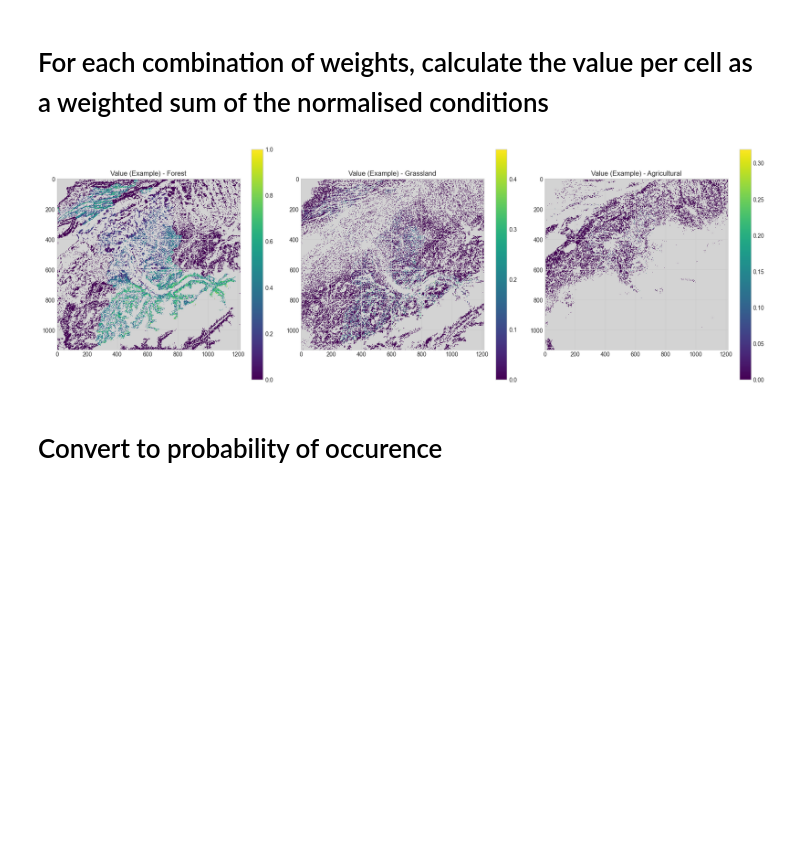
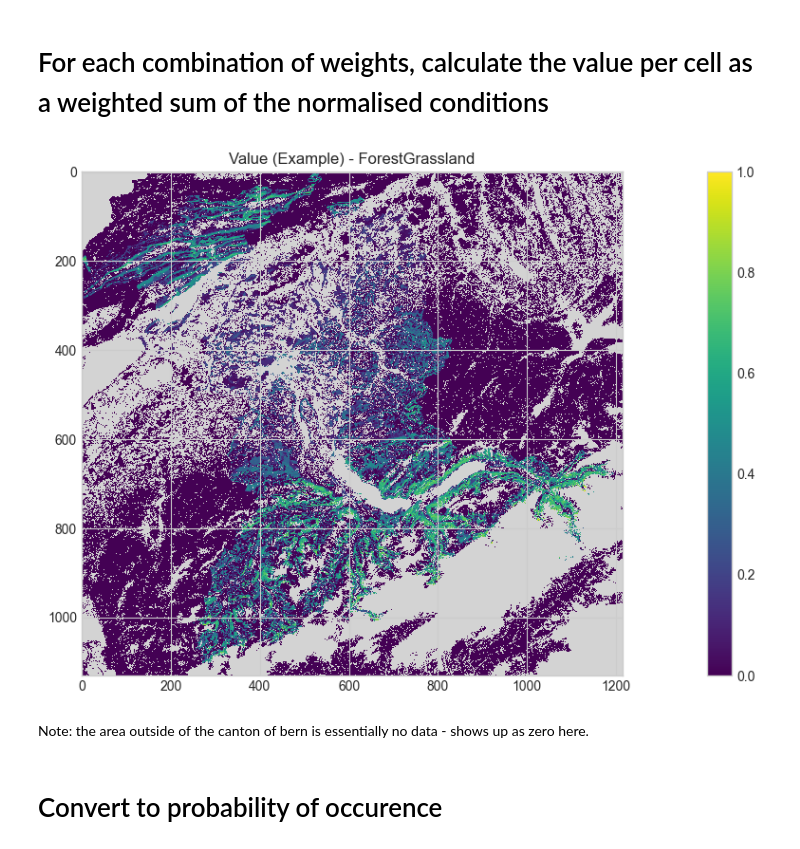
Before and after one commit to isabelntho/rest_prio, a Jupyter notebook: weighted_sum_solutions.ipynb, the cells around one changed output. Saved outputs shown, nothing was run; the diff lists cells and outputs as text; code cells hidden in the pictures; blank space fills up the shorter version.

```diff
--- a/weighted_sum_solutions.ipynb
+++ b/weighted_sum_solutions.ipynb
@@ -117,43 +117,48 @@ print(weights)
 # %%
 # Define ecosystem types and their LULC codes
 ecosystem_types = {
-    'Forest': [12, 13],
-    'Grassland': [16, 17],
-    'Agricultural': [15]
+   # 'Forest': [12, 13],
+   # 'Grassland': [16, 17],
+    'ForestGrassland': [12, 13, 16, 17],
+   # 'Agricultural': [15]
 }
 
 ecosystem_lulc = initial_conditions['ecosystem_lulc_data']
 
 # Calculate values for each ecosystem type
 value_by_ecosystem = {}
 
 for ecosystem_name, lulc_codes in ecosystem_types.items():
     # Create mask for this ecosystem
     ecosystem_mask = np.isin(ecosystem_lulc, lulc_codes)
 
     # Calculate values for this ecosystem
     value = []
     for idx, row in weights.iterrows():
         w1, w2, w3 = row["W1"], row["W2"], row["W3"]
         effect = (
             w1 * normalised_conditions['abiotic_anomaly'] +
             w2 * normalised_conditions['biotic_anomaly'] +
             w3 * normalised_conditions['implementation_cost']
         )
         # Mask to only this ecosystem
         effect_masked = np.where(ecosystem_mask, effect, np.nan)
         value.append(effect_masked)
 
     value_by_ecosystem[ecosystem_name] = value
 
 # Plot one example value raster for each ecosystem
-fig, axes = plt.subplots(1, 3, figsize=(18, 6))
-for idx, (ecosystem_name, value) in enumerate(value_by_ecosystem.items()):
-    plot_raster(value[0], f'Value (Example) - {ecosystem_name}', axes[idx])
+fig, ax = plt.subplots(1, 1, figsize=(18, 6))
+
+for ecosystem_name, value in value_by_ecosystem.items():
+    plot_raster(value[0], f'Value (Example) - {ecosystem_name}', ax)
+
 plt.tight_layout()
 plt.show()
 # %% [output]
-[figure, old version]
+[figure, new version]
+# %% [markdown]
+Note: the area outside of the canton of bern is essentially no data - shows up as zero here.
 # %% [markdown]
 # Convert to probability of occurence
 # %%
```
Also changed, not shown: parts of 2 cells of this notebook, 5 other files.
